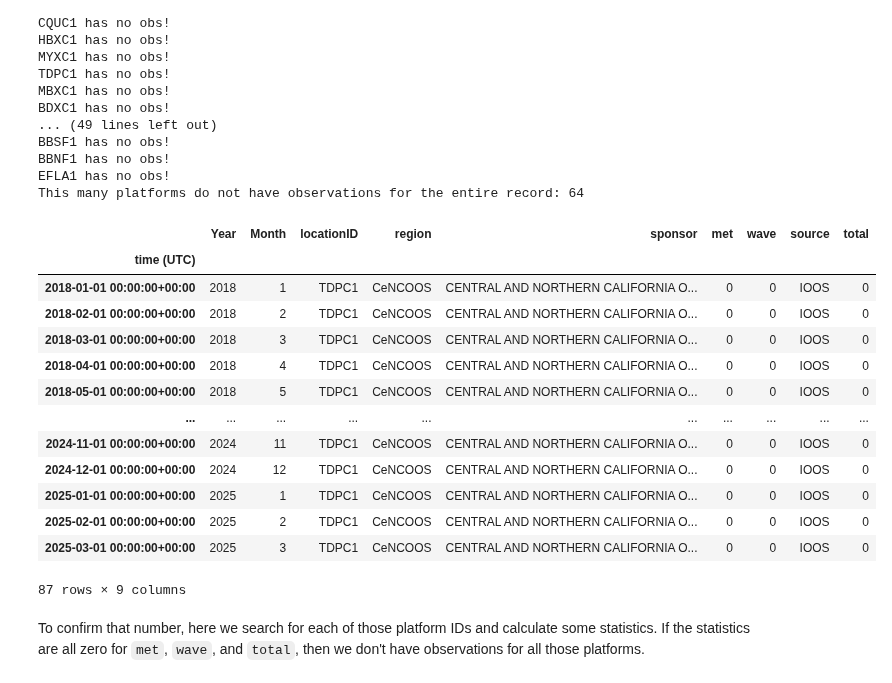
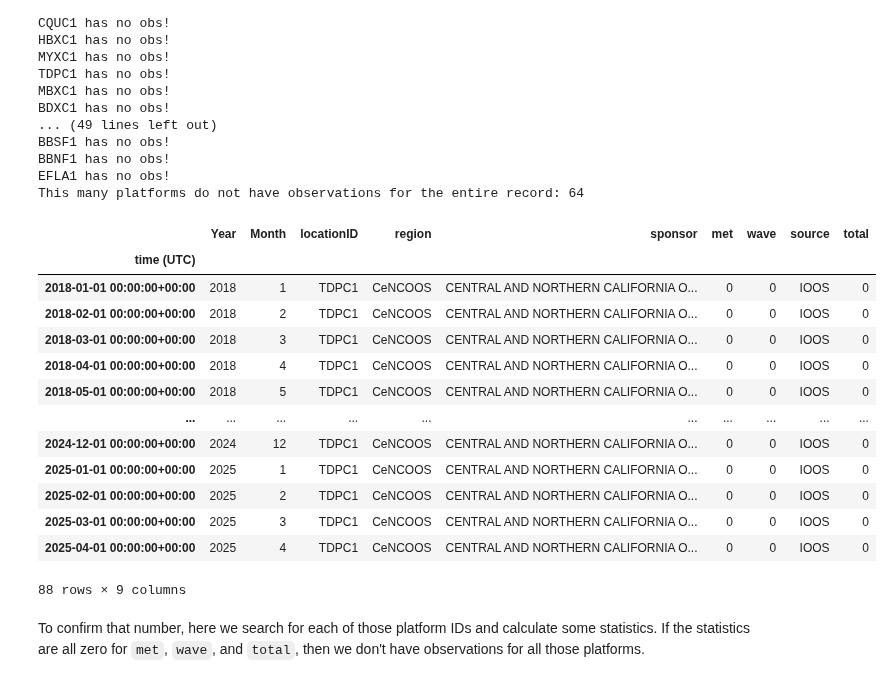
Before and after one commit to ioos/ioos_metrics, a Jupyter notebook: notebooks/IOOS_obs_2_NDBC.ipynb, the cells around one changed output. Cells and saved outputs as stored; diff of their text form; code cells hidden in the pictures.

```diff
--- a/notebooks/IOOS_obs_2_NDBC.ipynb
+++ b/notebooks/IOOS_obs_2_NDBC.ipynb
@@ -362,22 +550,22 @@ BBNF1 has no obs!
 EFLA1 has no obs!
 This many platforms do not have observations for the entire record: 64
 # %%
-df.loc[(df['locationID'] == 'TDPC1') & (df['total'] = 0)]
+df.loc[(df['locationID'] == 'TDPC1') & (df['total'] == 0)]
 # %% [output]
 |  | Year | Month | locationID | region | sponsor | met | wave | source | total |
 | time (UTC) |  |  |  |  |  |  |  |  |  |
 | 2018-01-01 00:00:00+00:00 | 2018 | 1 | TDPC1 | CeNCOOS | CENTRAL AND NORTHERN CALIFORNIA O... | 0 | 0 | IOOS | 0 |
 | 2018-02-01 00:00:00+00:00 | 2018 | 2 | TDPC1 | CeNCOOS | CENTRAL AND NORTHERN CALIFORNIA O... | 0 | 0 | IOOS | 0 |
 | 2018-03-01 00:00:00+00:00 | 2018 | 3 | TDPC1 | CeNCOOS | CENTRAL AND NORTHERN CALIFORNIA O... | 0 | 0 | IOOS | 0 |
 | 2018-04-01 00:00:00+00:00 | 2018 | 4 | TDPC1 | CeNCOOS | CENTRAL AND NORTHERN CALIFORNIA O... | 0 | 0 | IOOS | 0 |
 | 2018-05-01 00:00:00+00:00 | 2018 | 5 | TDPC1 | CeNCOOS | CENTRAL AND NORTHERN CALIFORNIA O... | 0 | 0 | IOOS | 0 |
 | ... | ... | ... | ... | ... | ... | ... | ... | ... | ... |
-| 2024-11-01 00:00:00+00:00 | 2024 | 11 | TDPC1 | CeNCOOS | CENTRAL AND NORTHERN CALIFORNIA O... | 0 | 0 | IOOS | 0 |
 | 2024-12-01 00:00:00+00:00 | 2024 | 12 | TDPC1 | CeNCOOS | CENTRAL AND NORTHERN CALIFORNIA O... | 0 | 0 | IOOS | 0 |
 | 2025-01-01 00:00:00+00:00 | 2025 | 1 | TDPC1 | CeNCOOS | CENTRAL AND NORTHERN CALIFORNIA O... | 0 | 0 | IOOS | 0 |
 | 2025-02-01 00:00:00+00:00 | 2025 | 2 | TDPC1 | CeNCOOS | CENTRAL AND NORTHERN CALIFORNIA O... | 0 | 0 | IOOS | 0 |
 | 2025-03-01 00:00:00+00:00 | 2025 | 3 | TDPC1 | CeNCOOS | CENTRAL AND NORTHERN CALIFORNIA O... | 0 | 0 | IOOS | 0 |
+| 2025-04-01 00:00:00+00:00 | 2025 | 4 | TDPC1 | CeNCOOS | CENTRAL AND NORTHERN CALIFORNIA O... | 0 | 0 | IOOS | 0 |
-87 rows × 9 columns
+88 rows × 9 columns
 # %% [markdown]
 To confirm that number, here we search for each of those platform IDs and calculate some statistics. If the statistics are all zero for `met`, `wave`, and `total`, then we don't have observations for all those platforms.
 # %%
```
Also changed, not shown: parts of 35 cells of this notebook.
